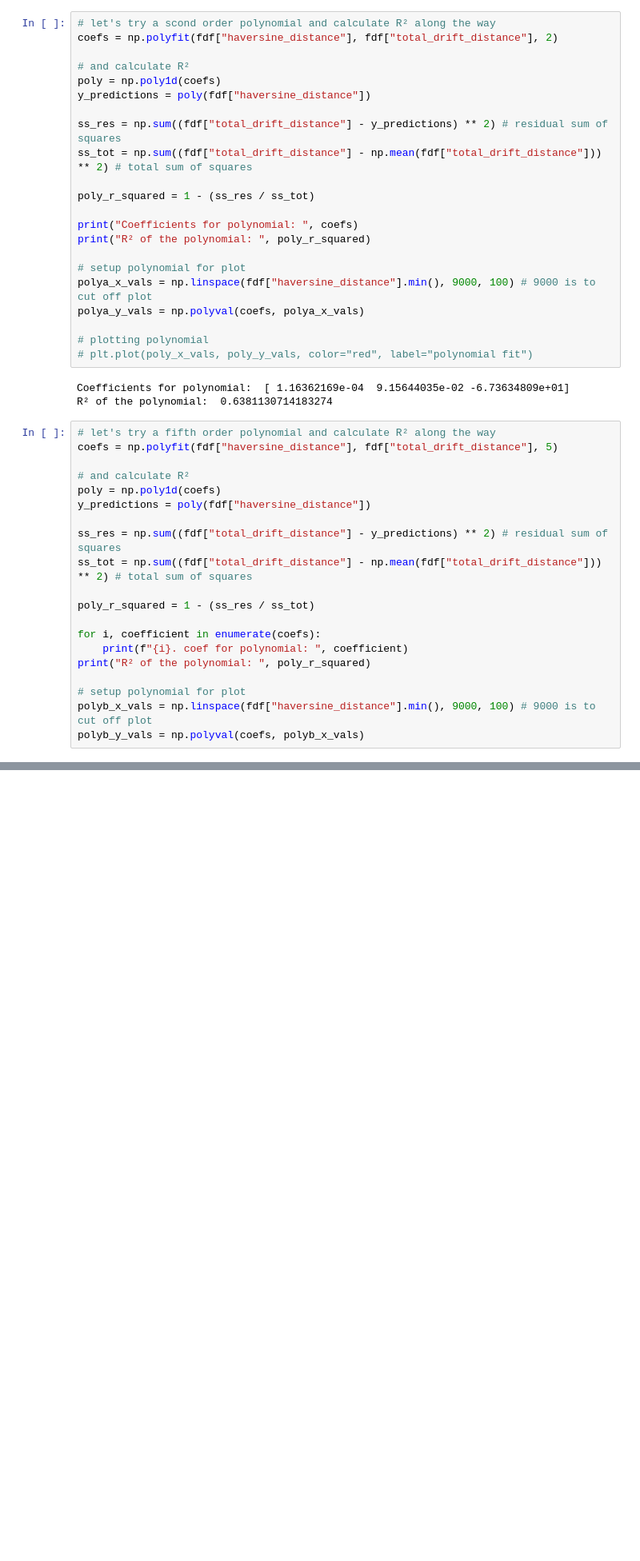
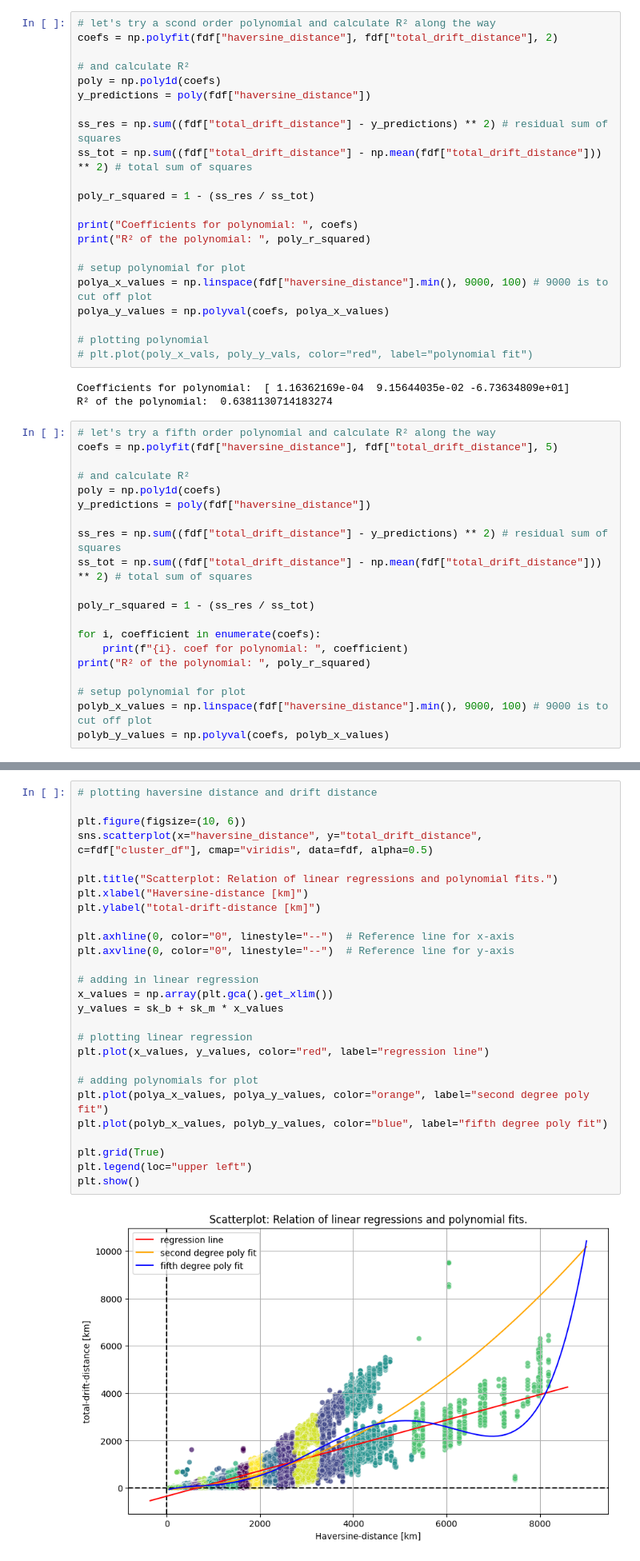
Before and after one commit to janiejestemja/coriolis_flights, a Jupyter notebook: coriolis_analysis_01.ipynb, the cells around one changed output, grey strips where cells are left out. Shown at 80% size. Saved outputs shown, nothing was run; the diff lists cells and outputs as text; blank space fills up the shorter version.

Commit message:
Added two more plots.

```diff
--- a/coriolis_analysis_01.ipynb
+++ b/coriolis_analysis_01.ipynb
@@ -660,8 +660,8 @@ print("Coefficients for polynomial: ", coefs)
 print("R² of the polynomial: ", poly_r_squared)
 
 # setup polynomial for plot
-polya_x_vals = np.linspace(fdf["haversine_distance"].min(), 9000, 100) # 9000 is to cut off plot
-polya_y_vals = np.polyval(coefs, polya_x_vals)
+polya_x_values = np.linspace(fdf["haversine_distance"].min(), 9000, 100) # 9000 is to cut off plot
+polya_y_values = np.polyval(coefs, polya_x_values)
 
 # plotting polynomial
 # plt.plot(poly_x_vals, poly_y_vals, color="red", label="polynomial fit")
@@ -686,8 +686,8 @@ for i, coefficient in enumerate(coefs):
 print("R² of the polynomial: ", poly_r_squared)
 
 # setup polynomial for plot
-polyb_x_vals = np.linspace(fdf["haversine_distance"].min(), 9000, 100) # 9000 is to cut off plot
-polyb_y_vals = np.polyval(coefs, polyb_x_vals)
+polyb_x_values = np.linspace(fdf["haversine_distance"].min(), 9000, 100) # 9000 is to cut off plot
+polyb_y_values = np.polyval(coefs, polyb_x_values)
 # %% [output]
 0. coef for polynomial:  4.185956384209723e-15
 1. coef for polynomial:  -7.016479358888208e-11
@@ -849,0 +852,29 @@ plt.show()
+# %%
+# plotting haversine distance and drift distance
+
+plt.figure(figsize=(10, 6))
+sns.scatterplot(x="haversine_distance", y="total_drift_distance", c=fdf["cluster_df"], cmap="viridis", data=fdf, alpha=0.5)
+
+plt.title("Scatterplot: Relation of linear regressions and polynomial fits.")
+plt.xlabel("Haversine-distance [km]")
+plt.ylabel("total-drift-distance [km]")
+
+plt.axhline(0, color="0", linestyle="--")  # Reference line for x-axis
+plt.axvline(0, color="0", linestyle="--")  # Reference line for y-axis
+
+# adding in linear regression
+x_values = np.array(plt.gca().get_xlim())
+y_values = sk_b + sk_m * x_values
+
+# plotting linear regression
+plt.plot(x_values, y_values, color="red", label="regression line")
+
+# adding polynomials for plot
+plt.plot(polya_x_values, polya_y_values, color="orange", label="second degree poly fit")
+plt.plot(polyb_x_values, polyb_y_values, color="blue", label="fifth degree poly fit")
+
+plt.grid(True)
+plt.legend(loc="upper left")
+plt.show()
+# %% [output]
+[figure, added]
```
Also changed, not shown: parts of 10 cells of this notebook.
